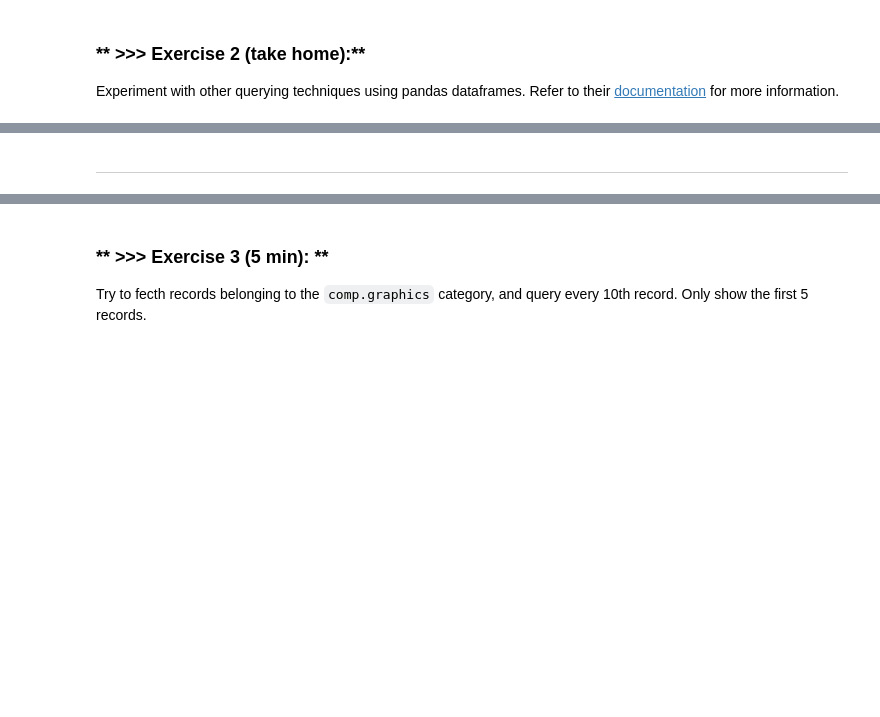
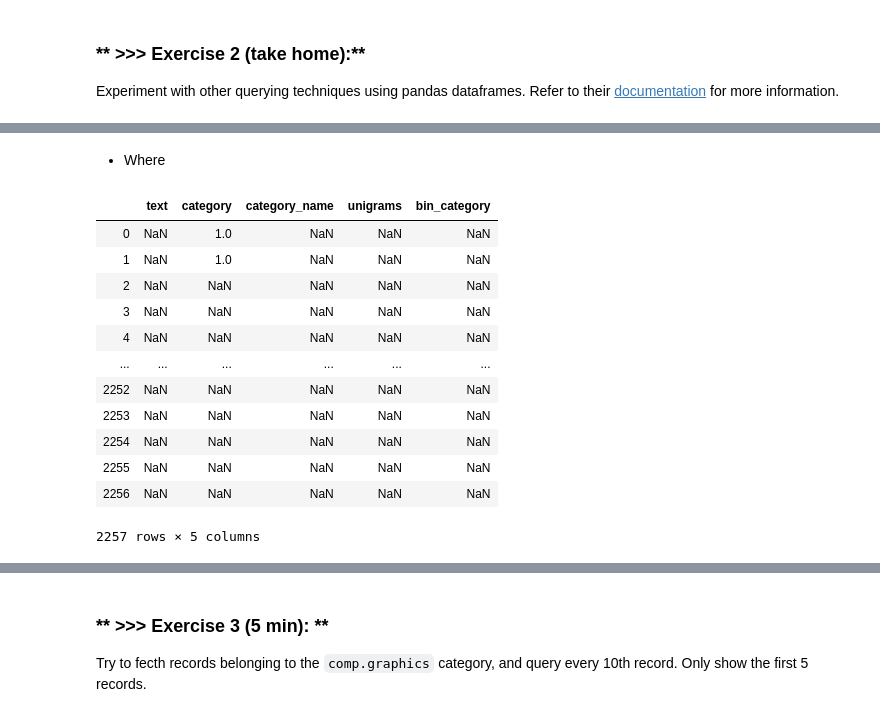
Before and after one commit to wuling31715/2020-NTHU-Data-Mining, a Jupyter notebook: lab1/DM2020-Lab1-Solved.ipynb, the cells around one changed output, grey strips where cells are left out. Drawn from its saved outputs; the diff is of its cells as text; code cells hidden in the pictures; blank space fills up the shorter version.

```diff
--- a/lab1/DM2020-Lab1-Solved.ipynb
+++ b/lab1/DM2020-Lab1-Solved.ipynb
@@ -387,2 +406,18 @@ Experiment with other querying techniques using pandas dataframes. Refer to thei
 # %% [markdown]
----
+* Where
+# %%
+X.where(X==1)
+# %% [output]
+|  | text | category | category_name | unigrams | bin_category |
+| 0 | NaN | 1.0 | NaN | NaN | NaN |
+| 1 | NaN | 1.0 | NaN | NaN | NaN |
+| 2 | NaN | NaN | NaN | NaN | NaN |
+| 3 | NaN | NaN | NaN | NaN | NaN |
+| 4 | NaN | NaN | NaN | NaN | NaN |
+| ... | ... | ... | ... | ... | ... |
+| 2252 | NaN | NaN | NaN | NaN | NaN |
+| 2253 | NaN | NaN | NaN | NaN | NaN |
+| 2254 | NaN | NaN | NaN | NaN | NaN |
+| 2255 | NaN | NaN | NaN | NaN | NaN |
+| 2256 | NaN | NaN | NaN | NaN | NaN |
+2257 rows × 5 columns
```
Also changed, not shown: parts of 10 cells of this notebook.
